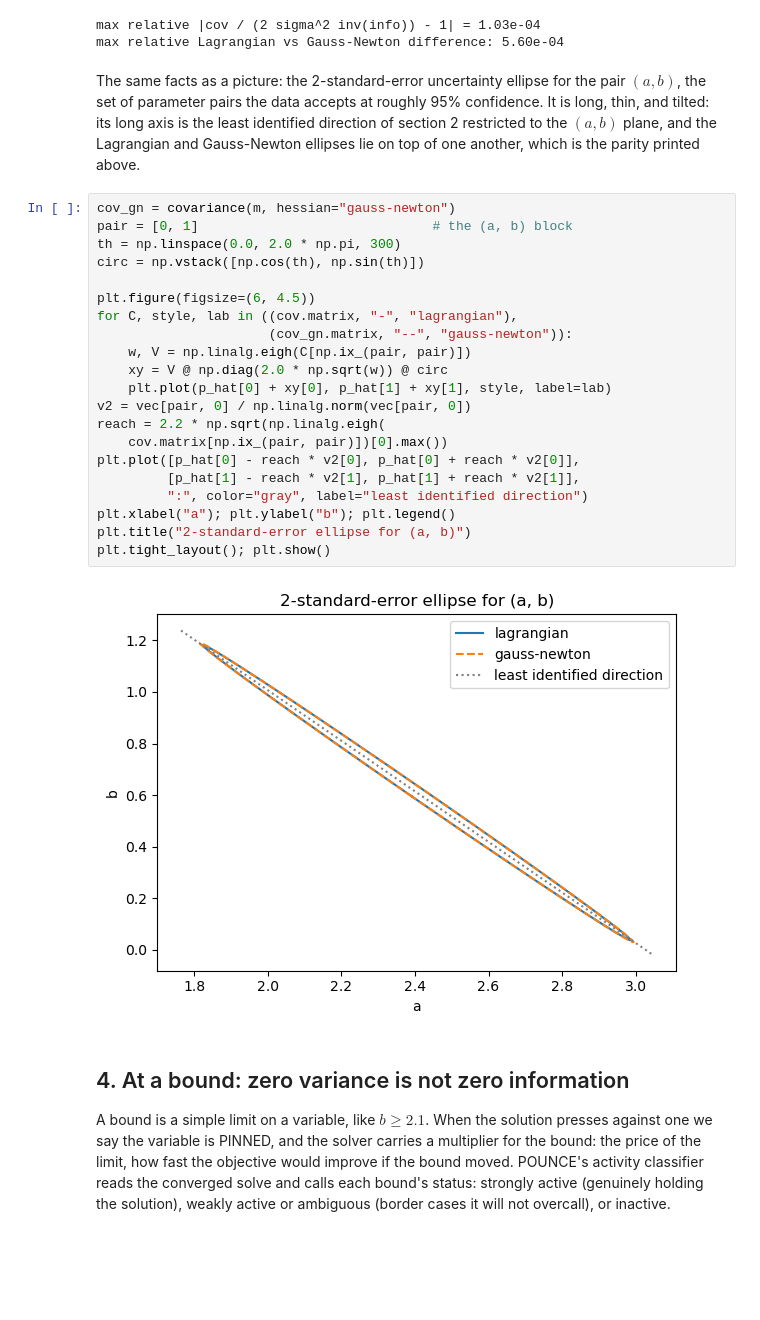
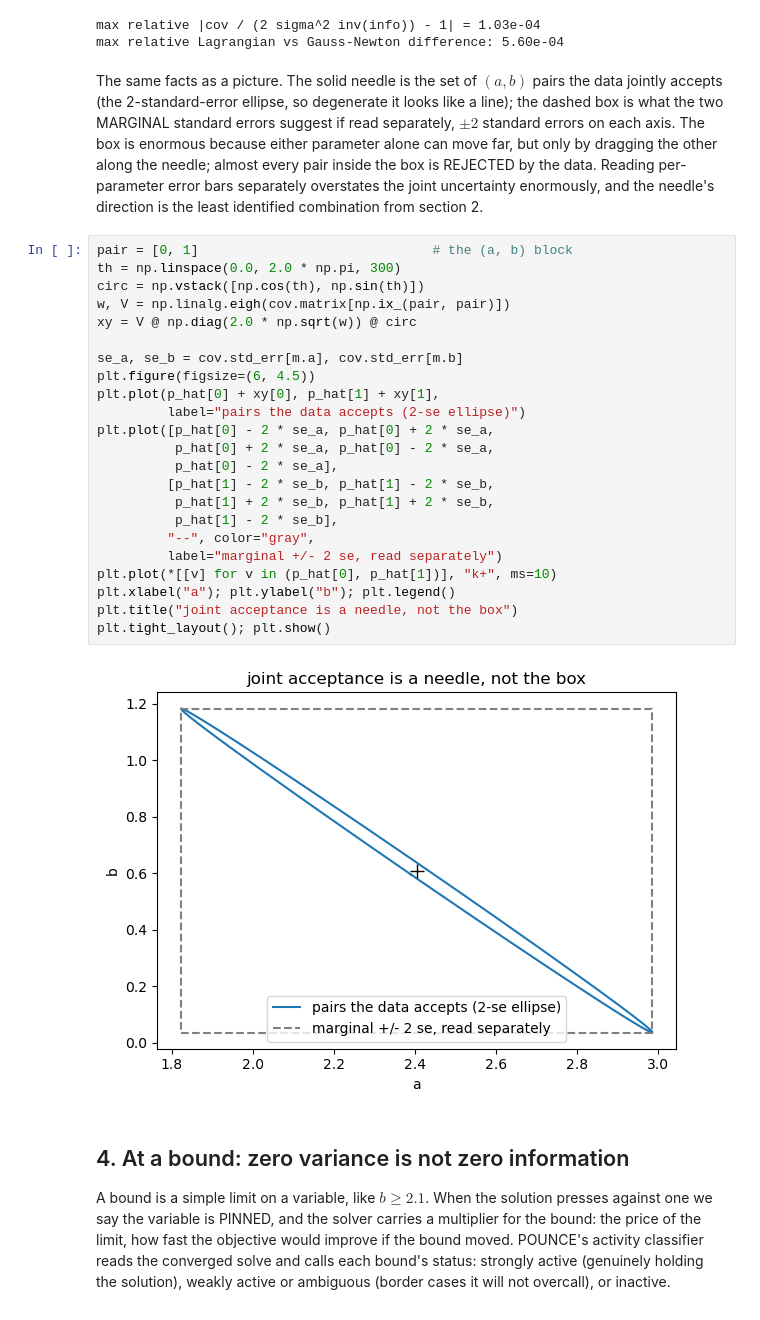
Before and after one commit to GermanHeim/pounce, a Jupyter notebook: python/notebooks/31_information_identifiability.ipynb, the cells around one changed output. Cells and saved outputs as stored; diff of their text form; blank space fills up the shorter version.

Commit message:
Notebook 31: the ellipse figure now teaches box vs needle
A 0.999-correlated pair degenerates the 2-se ellipse to a needle, so
overlaying two indistinguishable curves taught nothing. The figure
now contrasts the needle of jointly accepted pairs with the box the
marginal error bars suggest when read separately: almost every pair
in the box is rejected by the data, which is the lesson, and the
needle's direction ties back to section 2's least identified
combination. The Gauss-Newton overlay is dropped; the parity is
already printed.

Co-Authored-By: Claude Fable 5 <noreply@anthropic.com>

```diff
--- a/python/notebooks/31_information_identifiability.ipynb
+++ b/python/notebooks/31_information_identifiability.ipynb
@@ -264,35 +264,41 @@ print(f"max relative Lagrangian vs Gauss-Newton difference: "
 max relative |cov / (2 sigma^2 inv(info)) - 1| = 1.03e-04
 max relative Lagrangian vs Gauss-Newton difference: 5.60e-04
 # %% [markdown]
-The same facts as a picture: the 2-standard-error uncertainty
-ellipse for the pair $(a, b)$, the set of parameter pairs the data
-accepts at roughly 95% confidence. It is long, thin, and tilted: its
-long axis is the least identified direction of section 2 restricted
-to the $(a, b)$ plane, and the Lagrangian and Gauss-Newton ellipses
-lie on top of one another, which is the parity printed above.
+The same facts as a picture. The solid needle is the set of $(a, b)$
+pairs the data jointly accepts (the 2-standard-error ellipse, so
+degenerate it looks like a line); the dashed box is what the two
+MARGINAL standard errors suggest if read separately, $\pm 2$
+standard errors on each axis. The box is enormous because either
+parameter alone can move far, but only by dragging the other along
+the needle; almost every pair inside the box is REJECTED by the data.
+Reading per-parameter error bars separately overstates the joint
+uncertainty enormously, and the needle's direction is the least
+identified combination from section 2.
 # %%
-cov_gn = covariance(m, hessian="gauss-newton")
 pair = [0, 1]                              # the (a, b) block
 th = np.linspace(0.0, 2.0 * np.pi, 300)
 circ = np.vstack([np.cos(th), np.sin(th)])
+w, V = np.linalg.eigh(cov.matrix[np.ix_(pair, pair)])
+xy = V @ np.diag(2.0 * np.sqrt(w)) @ circ
 
+se_a, se_b = cov.std_err[m.a], cov.std_err[m.b]
 plt.figure(figsize=(6, 4.5))
-for C, style, lab in ((cov.matrix, "-", "lagrangian"),
-                      (cov_gn.matrix, "--", "gauss-newton")):
-    w, V = np.linalg.eigh(C[np.ix_(pair, pair)])
-    xy = V @ np.diag(2.0 * np.sqrt(w)) @ circ
-    plt.plot(p_hat[0] + xy[0], p_hat[1] + xy[1], style, label=lab)
-v2 = vec[pair, 0] / np.linalg.norm(vec[pair, 0])
-reach = 2.2 * np.sqrt(np.linalg.eigh(
-    cov.matrix[np.ix_(pair, pair)])[0].max())
-plt.plot([p_hat[0] - reach * v2[0], p_hat[0] + reach * v2[0]],
-         [p_hat[1] - reach * v2[1], p_hat[1] + reach * v2[1]],
-         ":", color="gray", label="least identified direction")
+plt.plot(p_hat[0] + xy[0], p_hat[1] + xy[1],
+         label="pairs the data accepts (2-se ellipse)")
+plt.plot([p_hat[0] - 2 * se_a, p_hat[0] + 2 * se_a,
+          p_hat[0] + 2 * se_a, p_hat[0] - 2 * se_a,
+          p_hat[0] - 2 * se_a],
+         [p_hat[1] - 2 * se_b, p_hat[1] - 2 * se_b,
+          p_hat[1] + 2 * se_b, p_hat[1] + 2 * se_b,
+          p_hat[1] - 2 * se_b],
+         "--", color="gray",
+         label="marginal +/- 2 se, read separately")
+plt.plot(*[[v] for v in (p_hat[0], p_hat[1])], "k+", ms=10)
 plt.xlabel("a"); plt.ylabel("b"); plt.legend()
-plt.title("2-standard-error ellipse for (a, b)")
+plt.title("joint acceptance is a needle, not the box")
 plt.tight_layout(); plt.show()
 # %% [output]
-[figure, old version]
+[figure, new version]
 # %% [markdown]
 ## 4. At a bound: zero variance is not zero information
 
```
